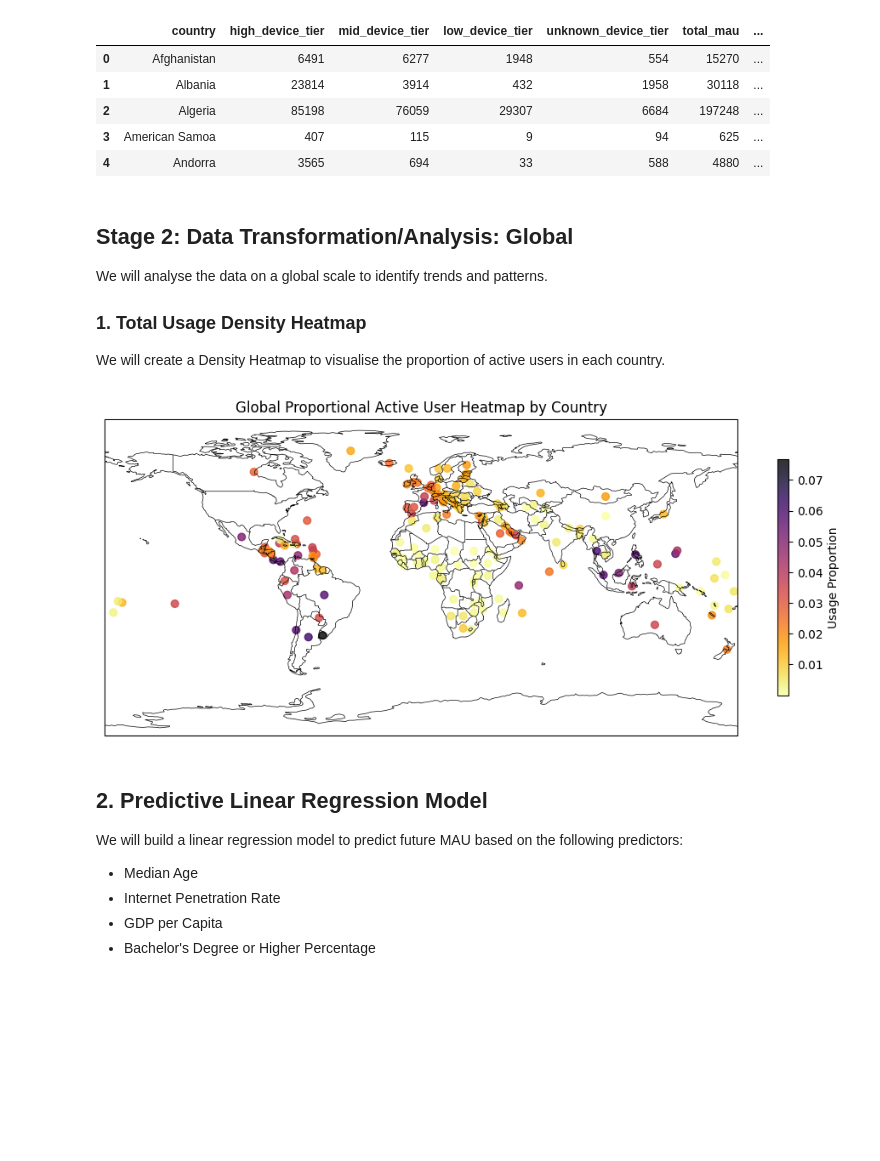
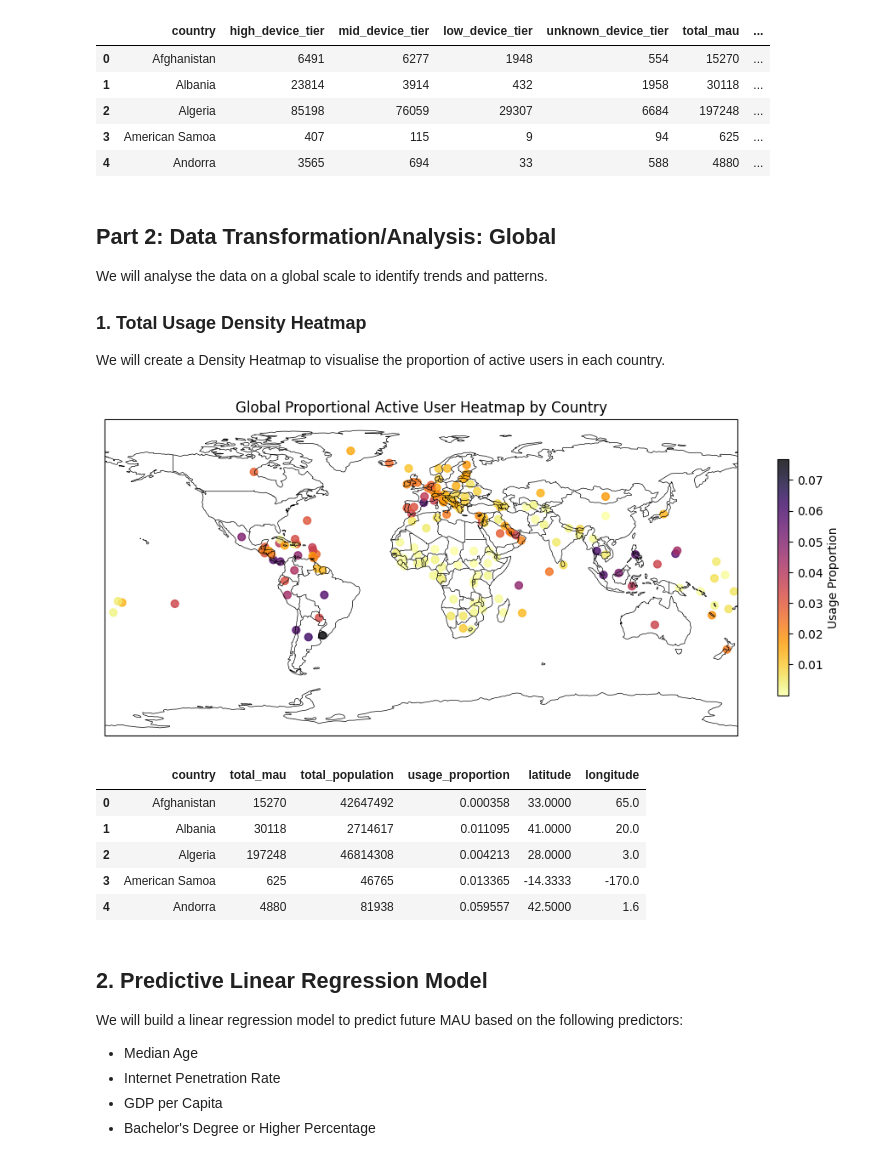
Before and after one commit to edwardroy72/scif3000-25t3-team-L, a Jupyter notebook: data_analysis.ipynb, the cells around one changed output. Saved outputs shown, nothing was run; the diff lists cells and outputs as text; code cells hidden in the pictures; blank space fills up the shorter version.

```diff
--- a/data_analysis.ipynb
+++ b/data_analysis.ipynb
@@ -113,7 +112,7 @@ device_tiers_df.head()
 | 3 | American Samoa | 407 | 115 | 9 | 94 | 625 | ... |
 | 4 | Andorra | 3565 | 694 | 33 | 588 | 4880 | ... |
 # %% [markdown]
-## Stage 2: Data Transformation/Analysis: Global
+## Part 2: Data Transformation/Analysis: Global
 We will analyse the data on a global scale to identify trends and patterns.
 
 ### 1. Total Usage Density Heatmap
@@ -132,33 +131,41 @@ location_usage_df.head()
 
 ### visualizing location usage data on a 2d heatmap
 # create figure and axis with global projection
 heatmap = plt.figure(figsize=(12, 6))
 axes = plt.axes(projection=ccrs.PlateCarree())
 
 # add world boundaries and coastlines
 axes.add_feature(cfeature.BORDERS, linewidth=0.5)
 axes.add_feature(cfeature.COASTLINE, linewidth=0.5)
 axes.set_global()
 
 # scatter plot with usage proportion as heat intensity
 scatter_plot = axes.scatter(
     location_usage_df['longitude'],
     location_usage_df['latitude'],
     c=location_usage_df['usage_proportion'],
     cmap='inferno_r',
     s=40,
     alpha=0.8,
     transform=ccrs.PlateCarree()
 )
 
 # add colorbar
 cbar = plt.colorbar(scatter_plot, ax=axes, orientation='vertical', shrink=0.6, pad=0.05)
 cbar.set_label('Usage Proportion')
 
 plt.title('Global Proportional Active User Heatmap by Country')
 plt.show()
+
+location_usage_df.head()
 # %% [output]
 [figure]
+|  | country | total_mau | total_population | usage_proportion | latitude | longitude |
+| 0 | Afghanistan | 15270 | 42647492 | 0.000358 | 33.0000 | 65.0 |
+| 1 | Albania | 30118 | 2714617 | 0.011095 | 41.0000 | 20.0 |
+| 2 | Algeria | 197248 | 46814308 | 0.004213 | 28.0000 | 3.0 |
+| 3 | American Samoa | 625 | 46765 | 0.013365 | -14.3333 | -170.0 |
+| 4 | Andorra | 4880 | 81938 | 0.059557 | 42.5000 | 1.6 |
 # %% [markdown]
 ## 2. Predictive Linear Regression Model
 We will build a linear regression model to predict future MAU based on the following predictors:
```
Also changed, not shown: parts of 6 cells of this notebook, 3 other files.
